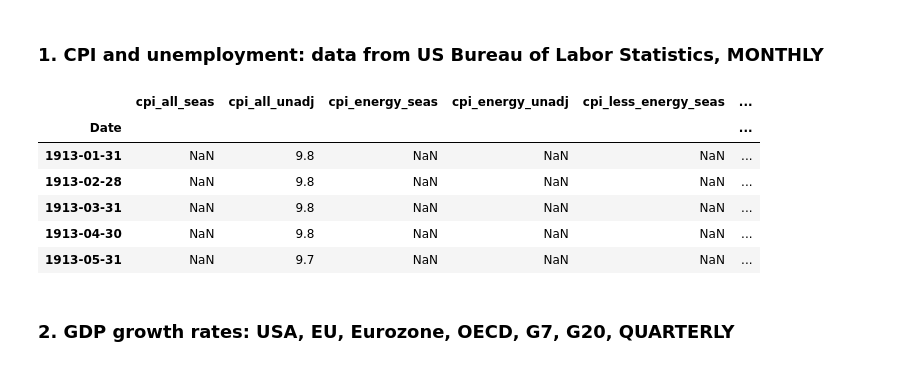
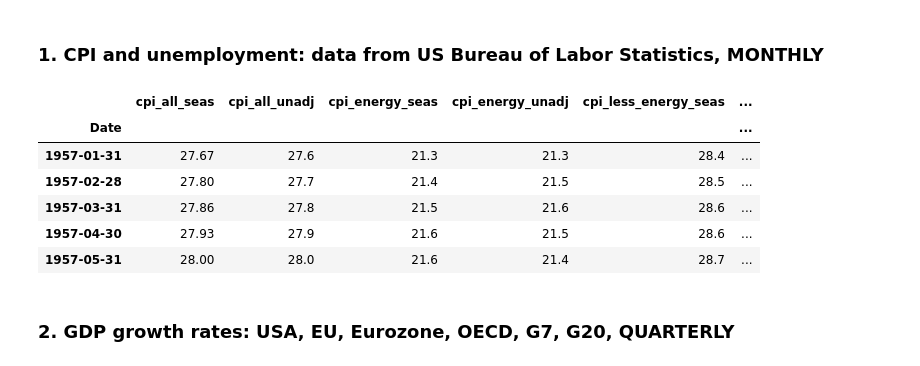
Before and after one commit to julesbertrand/Fed-repo-rate-forecasts, a Jupyter notebook: Finalproject_data_preprocessing.ipynb, the cells around one changed output. Saved outputs shown, nothing was run; the diff lists cells and outputs as text; code cells hidden in the pictures.

```diff
--- a/Finalproject_data_preprocessing.ipynb
+++ b/Finalproject_data_preprocessing.ipynb
@@ -51,15 +53,15 @@ No data considered after 2020/05/11: not enough available data
 # %%
 data_bls = data_processing_us_bls(get_file_names(path = "Data/US_BLS/"), "Data/US_BLS/")
 # data_bls.tail()
-data_bls.head()
+data_bls.dropna().head()
 # %% [output]
 |  | cpi_all_seas | cpi_all_unadj | cpi_energy_seas | cpi_energy_unadj | cpi_less_energy_seas | ... |
 | Date |  |  |  |  |  | ... |
-| 1913-01-31 | NaN | 9.8 | NaN | NaN | NaN | ... |
-| 1913-02-28 | NaN | 9.8 | NaN | NaN | NaN | ... |
-| 1913-03-31 | NaN | 9.8 | NaN | NaN | NaN | ... |
-| 1913-04-30 | NaN | 9.8 | NaN | NaN | NaN | ... |
-| 1913-05-31 | NaN | 9.7 | NaN | NaN | NaN | ... |
+| 1957-01-31 | 27.67 | 27.6 | 21.3 | 21.3 | 28.4 | ... |
+| 1957-02-28 | 27.80 | 27.7 | 21.4 | 21.5 | 28.5 | ... |
+| 1957-03-31 | 27.86 | 27.8 | 21.5 | 21.6 | 28.6 | ... |
+| 1957-04-30 | 27.93 | 27.9 | 21.6 | 21.5 | 28.6 | ... |
+| 1957-05-31 | 28.00 | 28.0 | 21.6 | 21.4 | 28.7 | ... |
 # %% [markdown]
 ### 2. GDP growth rates: USA, EU, Eurozone, OECD, G7, G20, QUARTERLY
 # %%
```
Also changed, not shown: parts of 11 cells of this notebook, 2 other files.
